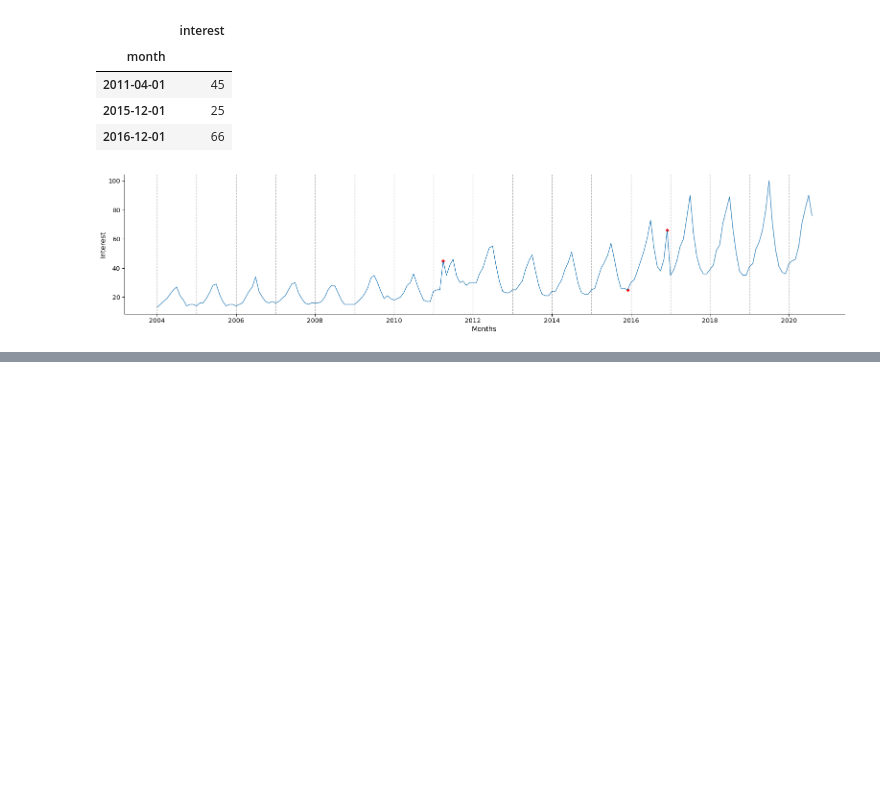
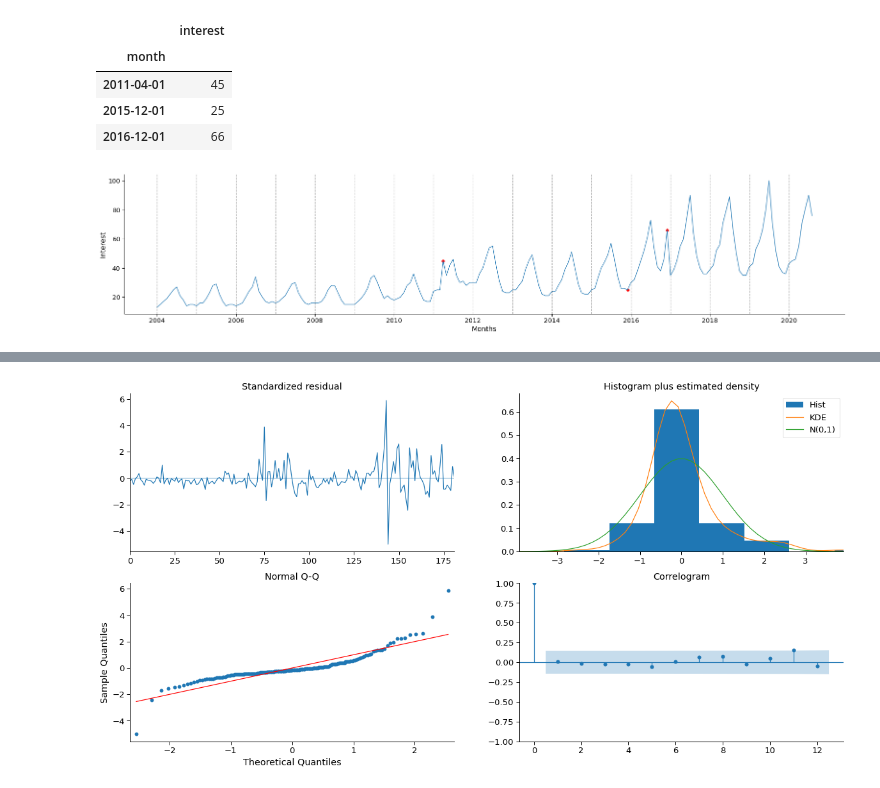
Before and after one commit to razielar/coursera_time_series_forecasting, a Jupyter notebook: anomaly_detection/AnomalyDetection_STL.ipynb, the cells around one changed output, grey strips where cells are left out. Cells and saved outputs as stored; diff of their text form; code cells hidden in the pictures; blank space fills up the shorter version.

```diff
--- a/anomaly_detection/AnomalyDetection_STL.ipynb
+++ b/anomaly_detection/AnomalyDetection_STL.ipynb
@@ -199,0 +288,15 @@ plt.tight_layout()
+# %%
+%%time
+stepwise_model = pm.auto_arima(train,
+                               start_p=0, max_p= 3,
+                               d= 0,
+                               start_q=0, max_q= 3,
+                               m=12, seasonal=True,
+                               start_P=0, max_P= 3,
+                               D=1,
+                               start_Q= 0, max_Q= 3,
+                               trace=True, error_action='ignore', suppress_warnings=True, stepwise=True)
+
+print('')
+print('-'*28)
+print("A|C: {:.3f}\np,d,q: {}\nP,D,Q: {}".format(stepwise_model.aic(), stepwise_model.order, stepwise_model.seasonal_order))
@@ -199,0 +321,4 @@ plt.tight_layout()
+# %%
+stepwise_diag = stepwise_model.plot_diagnostics(lags=12, figsize= (20,10))
+# %% [output]
+[figure, added]
```
Also changed, not shown: parts of 16 cells of this notebook.
